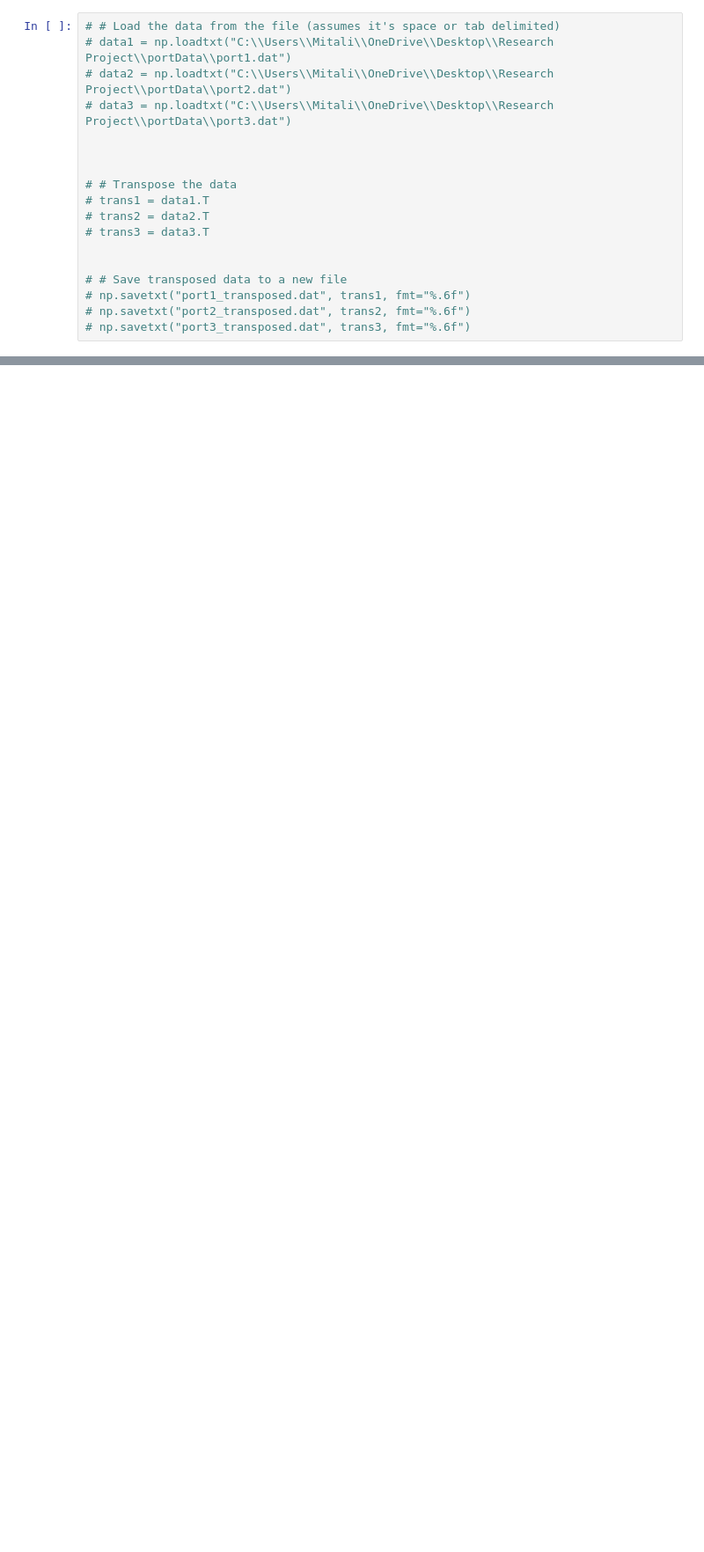
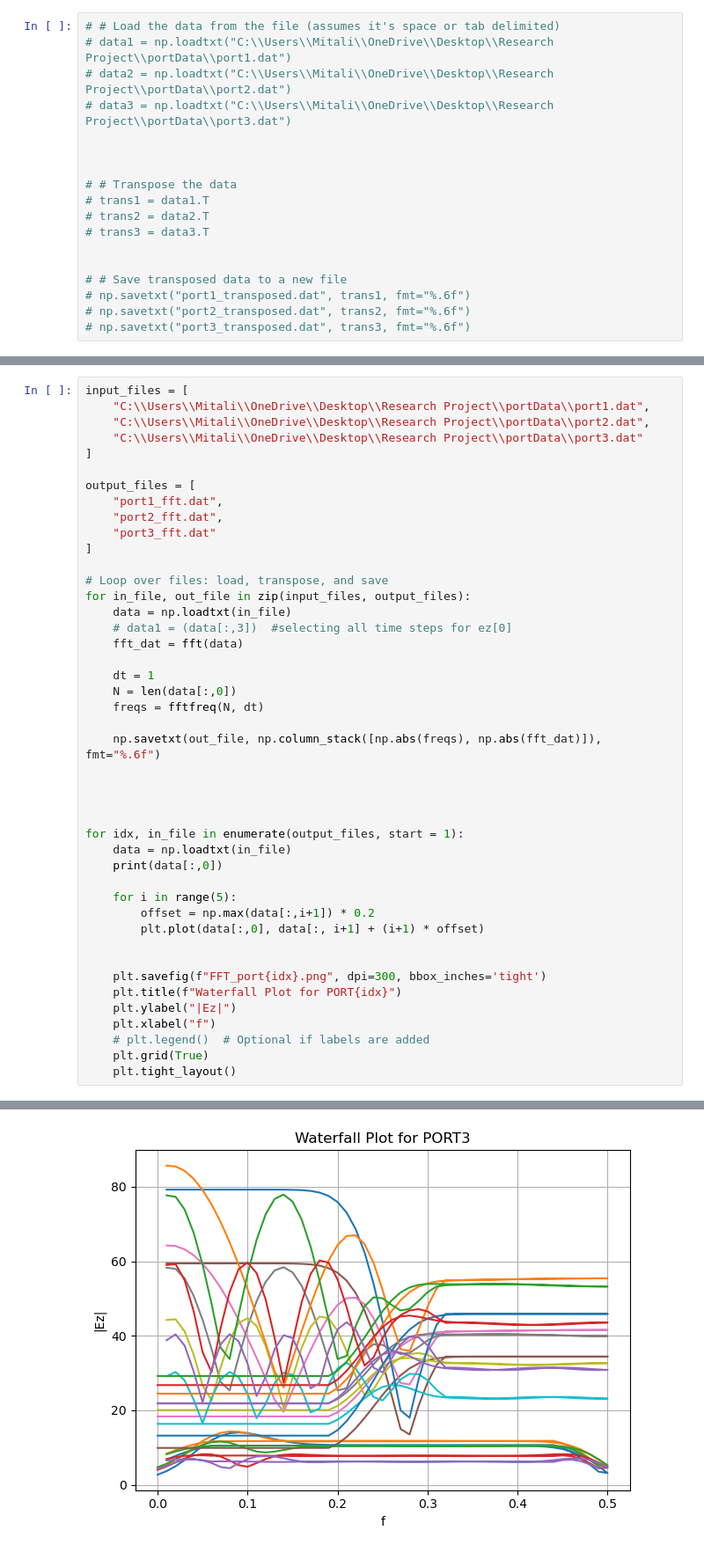
Before and after one commit to Mitalikapoor15/Project, a Jupyter notebook: Research Project/waterfallPlots/wf.ipynb, the cells around one changed output, grey strips where cells are left out. Shown at 88% size. Drawn from its saved outputs; the diff is of its cells as text; blank space fills up the shorter version.

```diff
--- a/Research Project/waterfallPlots/wf.ipynb
+++ b/Research Project/waterfallPlots/wf.ipynb
@@ -123,0 +142,45 @@ plt.show()
+# %%
+input_files = [
+    "C:\\Users\\Mitali\\OneDrive\\Desktop\\Research Project\\portData\\port1.dat",
+    "C:\\Users\\Mitali\\OneDrive\\Desktop\\Research Project\\portData\\port2.dat",
+    "C:\\Users\\Mitali\\OneDrive\\Desktop\\Research Project\\portData\\port3.dat"
+]
+
+output_files = [
+    "port1_fft.dat",
+    "port2_fft.dat",
+    "port3_fft.dat"
+]
+
+# Loop over files: load, transpose, and save
+for in_file, out_file in zip(input_files, output_files):
+    data = np.loadtxt(in_file)
+    # data1 = (data[:,3])  #selecting all time steps for ez[0]
+    fft_dat = fft(data)
+
+    dt = 1
+    N = len(data[:,0])
+    freqs = fftfreq(N, dt)
+
+    np.savetxt(out_file, np.column_stack([np.abs(freqs), np.abs(fft_dat)]), fmt="%.6f")
+
+
+
+
+for idx, in_file in enumerate(output_files, start = 1):
+    data = np.loadtxt(in_file)
+    print(data[:,0])
+
+    for i in range(5):
+        offset = np.max(data[:,i+1]) * 0.2
+        plt.plot(data[:,0], data[:, i+1] + (i+1) * offset)
+
+
+    plt.savefig(f"FFT_port{idx}.png", dpi=300, bbox_inches='tight')
+    plt.title(f"Waterfall Plot for PORT{idx}")
+    plt.ylabel("|Ez|")
+    plt.xlabel("f")
+    # plt.legend()  # Optional if labels are added
+    plt.grid(True)
+    plt.tight_layout()
+# %% [output]
@@ -123,0 +204 @@ plt.show()
+[figure, added]
```
Also changed, not shown: parts of 10 cells of this notebook, 18 other files.
